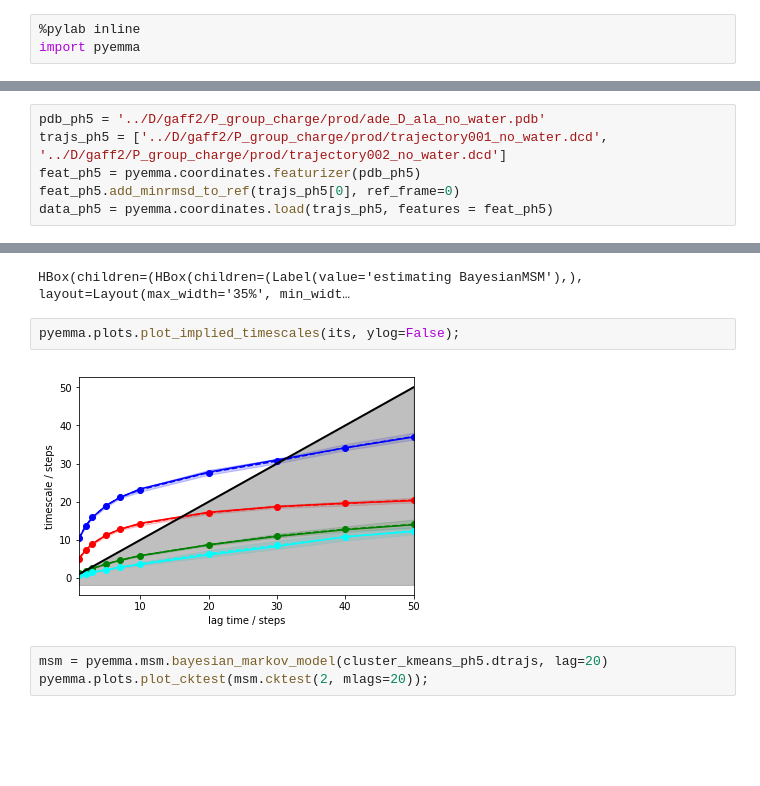
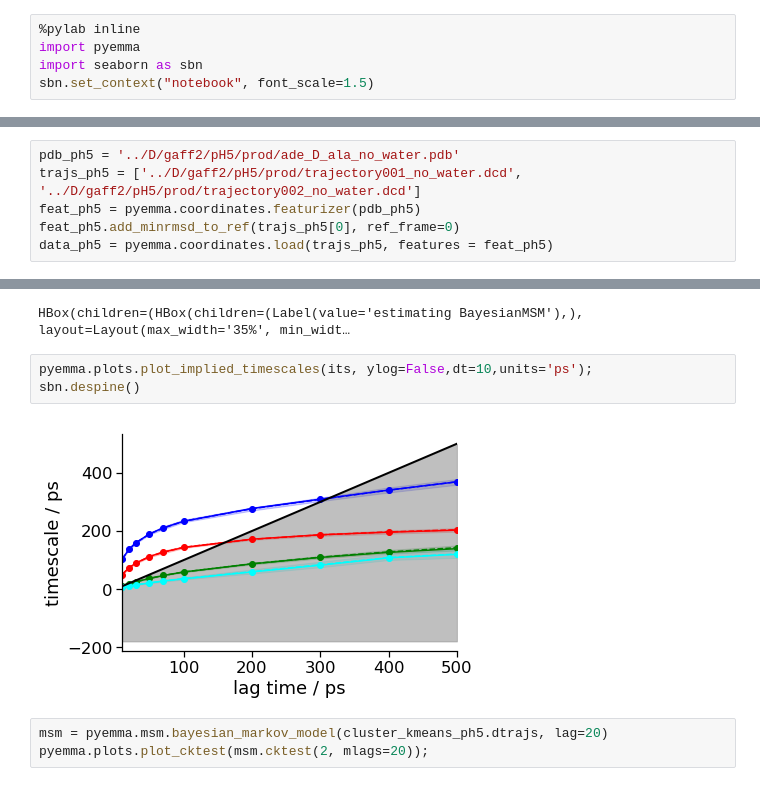
Before and after one commit to meyresearch/ade_reactions, a Jupyter notebook: data/analysis/RMSD_Analysis.ipynb, the cells around one changed output, grey strips where cells are left out. Cells and saved outputs as stored; diff of their text form; blank space fills up the shorter version.

Commit message:
updating some plots

```diff
--- a/data/analysis/RMSD_Analysis.ipynb
+++ b/data/analysis/RMSD_Analysis.ipynb
@@ -1,6 +1,8 @@
 # %%
 %pylab inline
 import pyemma
+import seaborn as sbn
+sbn.set_context("notebook", font_scale=1.5)
 # %% [output]
 Populating the interactive namespace from numpy and matplotlib
 # %% [markdown]
@@ -92,8 +95,8 @@ array([array([[    0, 46194],
 # %% [markdown]
 ### pH5
 # %%
-pdb_ph5 = '../D/gaff2/P_group_charge/prod/ade_D_ala_no_water.pdb'
-trajs_ph5 = ['../D/gaff2/P_group_charge/prod/trajectory001_no_water.dcd', '../D/gaff2/P_group_charge/prod/trajectory002_no_water.dcd']
+pdb_ph5 = '../D/gaff2/pH5/prod/ade_D_ala_no_water.pdb'
+trajs_ph5 = ['../D/gaff2/pH5/prod/trajectory001_no_water.dcd', '../D/gaff2/pH5/prod/trajectory002_no_water.dcd']
 feat_ph5 = pyemma.coordinates.featurizer(pdb_ph5)
 feat_ph5.add_minrmsd_to_ref(trajs_ph5[0], ref_frame=0)
 data_ph5 = pyemma.coordinates.load(trajs_ph5, features = feat_ph5)
@@ -113,9 +116,10 @@ its = pyemma.msm.its(cluster_kmeans_ph5.dtrajs, lags=[1, 2, 3, 5, 7, 10, 20, 30,
 # %% [output]
 HBox(children=(HBox(children=(Label(value='estimating BayesianMSM'),), layout=Layout(max_width='35%', min_widt…
 # %%
-pyemma.plots.plot_implied_timescales(its, ylog=False);
+pyemma.plots.plot_implied_timescales(its, ylog=False,dt=10,units='ps');
+sbn.despine()
 # %% [output]
-[figure, old version]
+[figure, new version]
 # %%
 msm = pyemma.msm.bayesian_markov_model(cluster_kmeans_ph5.dtrajs, lag=20)
 pyemma.plots.plot_cktest(msm.cktest(2, mlags=20));
```
Also changed, not shown: parts of 8 cells of this notebook.
